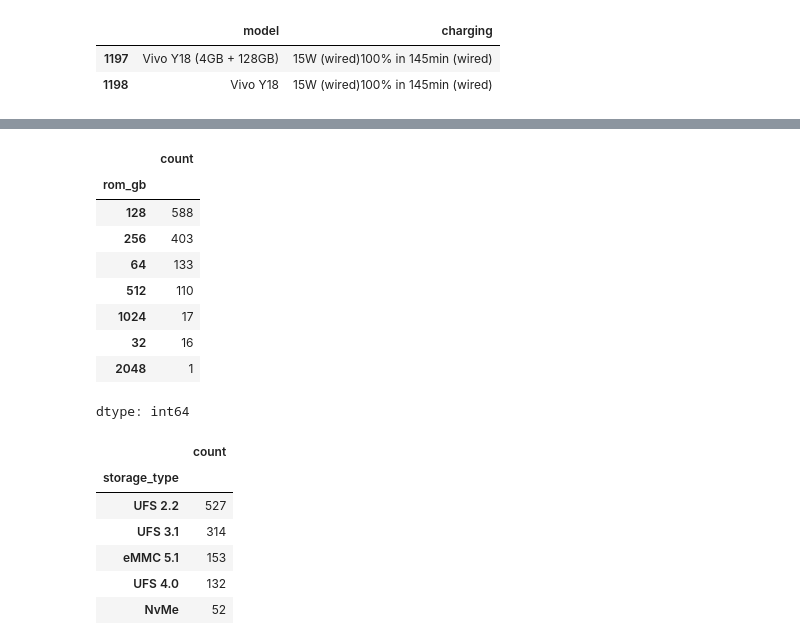
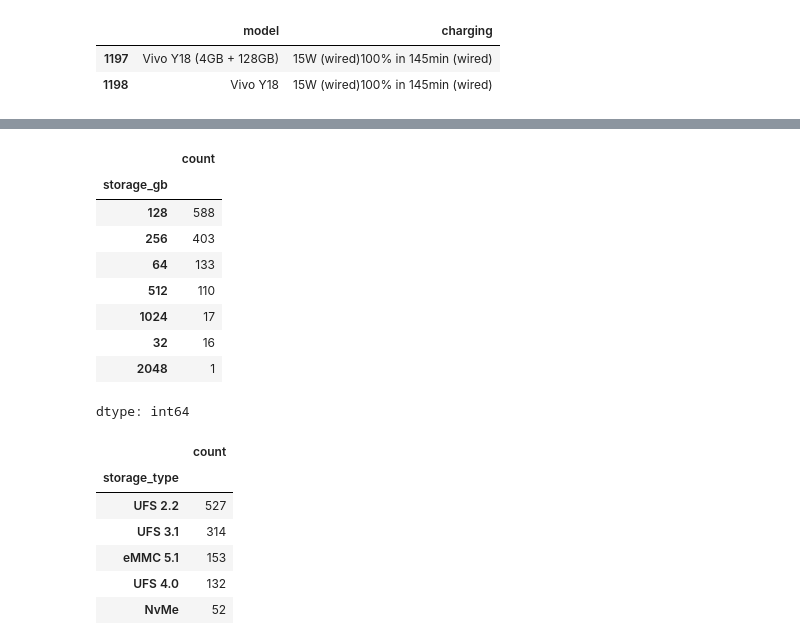
Before and after one commit to rajeshxdatascience/smartphone-recommender-system, a Jupyter notebook: SpecLens_AI_Data_Engineering.ipynb, the cells around one changed output, grey strips where cells are left out. Drawn from its saved outputs; the diff is of its cells as text; code cells hidden in the pictures.

```diff
--- a/SpecLens_AI_Data_Engineering.ipynb
+++ b/SpecLens_AI_Data_Engineering.ipynb
@@ -4745,15 +4745,15 @@ df['storage'].sample(30)
 dtype: object
 # %%
-df['rom_gb'] = df['storage'].str.split(',').str.get(0).str.replace('GB','')
+df['storage_gb'] = df['storage'].str.split(',').str.get(0).str.replace('GB','')
 # %%
-df['rom_gb'] = df['rom_gb'].str.replace('1TB','1024')
-df['rom_gb'] = df['rom_gb'].str.replace('2TB','2048')
-df['rom_gb'] = df['rom_gb'].astype(int)
+df['storage_gb'] = df['storage_gb'].str.replace('1TB','1024')
+df['storage_gb'] = df['storage_gb'].str.replace('2TB','2048')
+df['storage_gb'] = df['storage_gb'].astype(int)
 # %%
-df['rom_gb'].value_counts(dropna=False)
+df['storage_gb'].value_counts(dropna=False)
 # %% [output]
 |  | count |
-| rom_gb |  |
+| storage_gb |  |
 | 128 | 588 |
 | 256 | 403 |
 | 64 | 133 |
```
Also changed, not shown: parts of 68 cells of this notebook.
